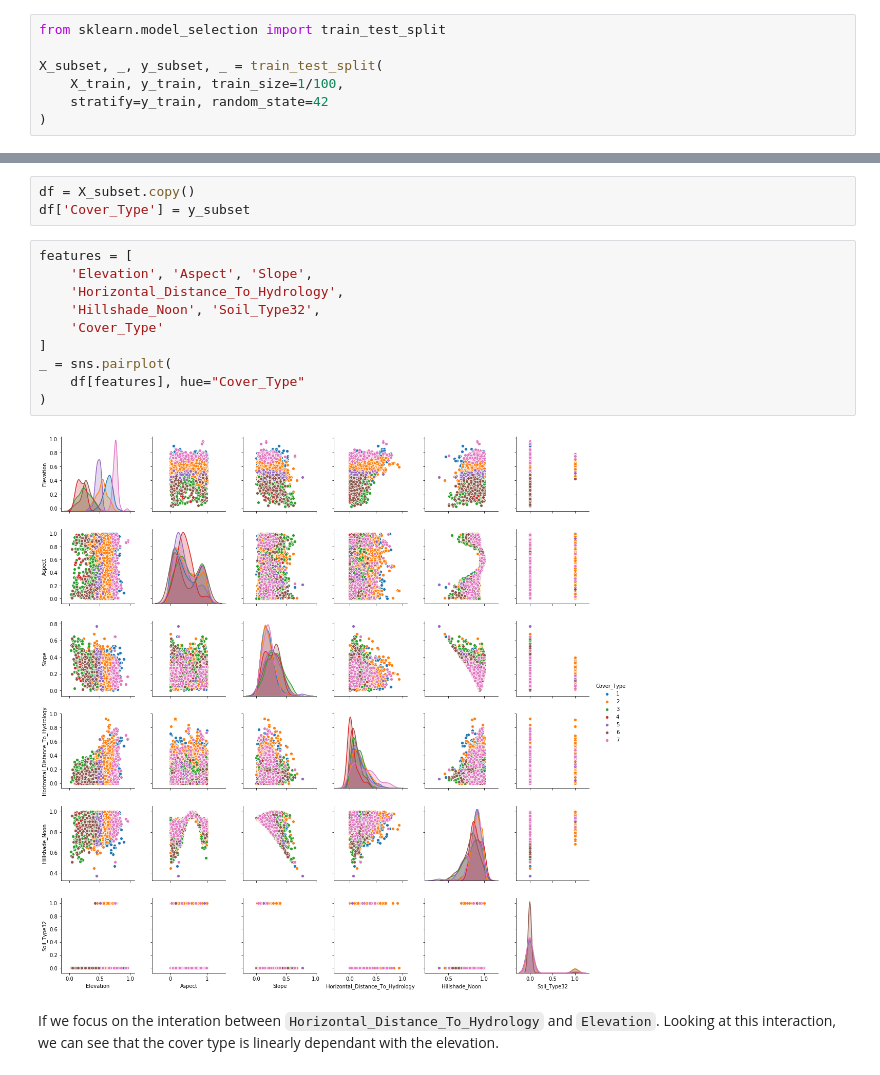
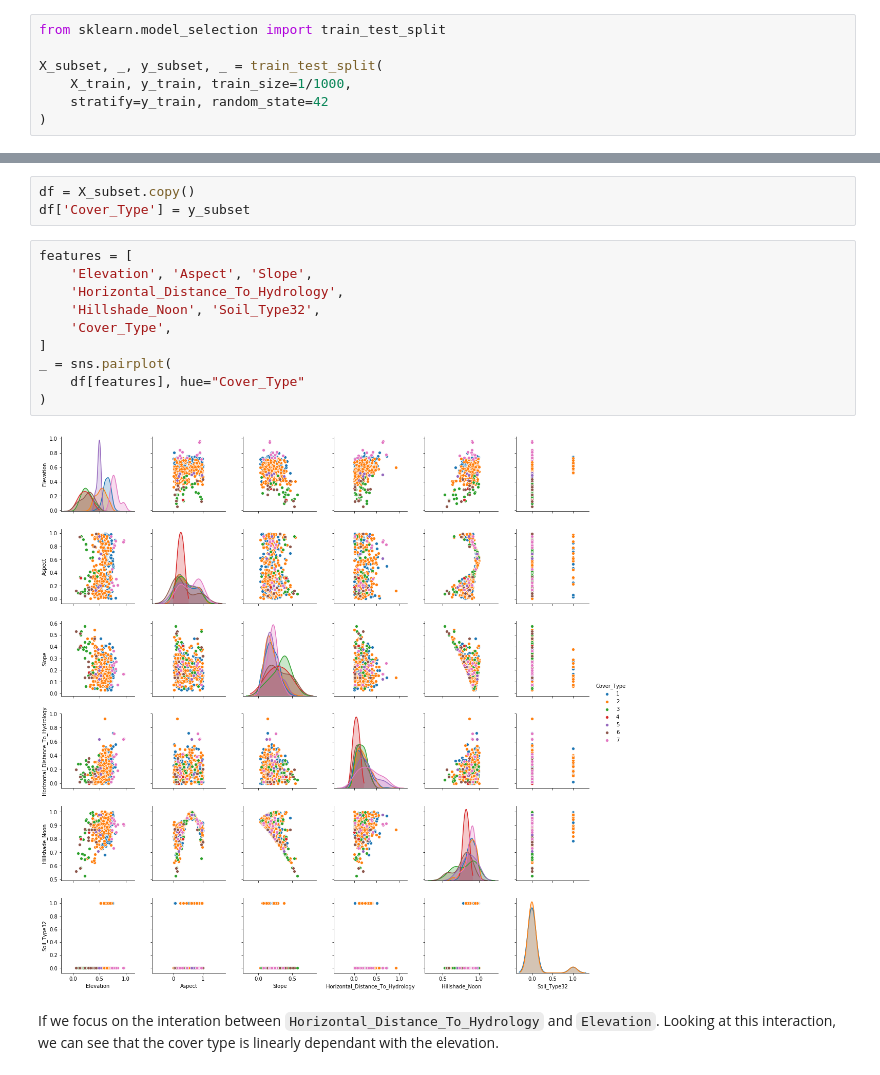
Before and after one commit to ramp-kits/covertype, a Jupyter notebook: covertype_starting_kit.ipynb, the cells around one changed output, grey strips where cells are left out. Cells and saved outputs as stored; diff of their text form.

```diff
--- a/covertype_starting_kit.ipynb
+++ b/covertype_starting_kit.ipynb
@@ -74,7 +74,7 @@ For later analysis, we will work on a subset of data to speed-up the analysis.
 from sklearn.model_selection import train_test_split
 
 X_subset, _, y_subset, _ = train_test_split(
-    X_train, y_train, train_size=1/100,
+    X_train, y_train, train_size=1/1000,
     stratify=y_train, random_state=42
 )
 # %% [markdown]
@@ -93,15 +93,15 @@ df['Cover_Type'] = y_subset
 # %%
 features = [
     'Elevation', 'Aspect', 'Slope',
     'Horizontal_Distance_To_Hydrology',
     'Hillshade_Noon', 'Soil_Type32',
-    'Cover_Type'
+    'Cover_Type',
 ]
 _ = sns.pairplot(
     df[features], hue="Cover_Type"
 )
 # %% [output]
-[figure, old version]
+[figure, new version]
 # %% [markdown]
 If we focus on the interation between `Horizontal_Distance_To_Hydrology` and `Elevation`. Looking at this interaction, we can see that the cover type is linearly dependant with the elevation.
 # %%
```
Also changed, not shown: parts of 6 cells of this notebook.
